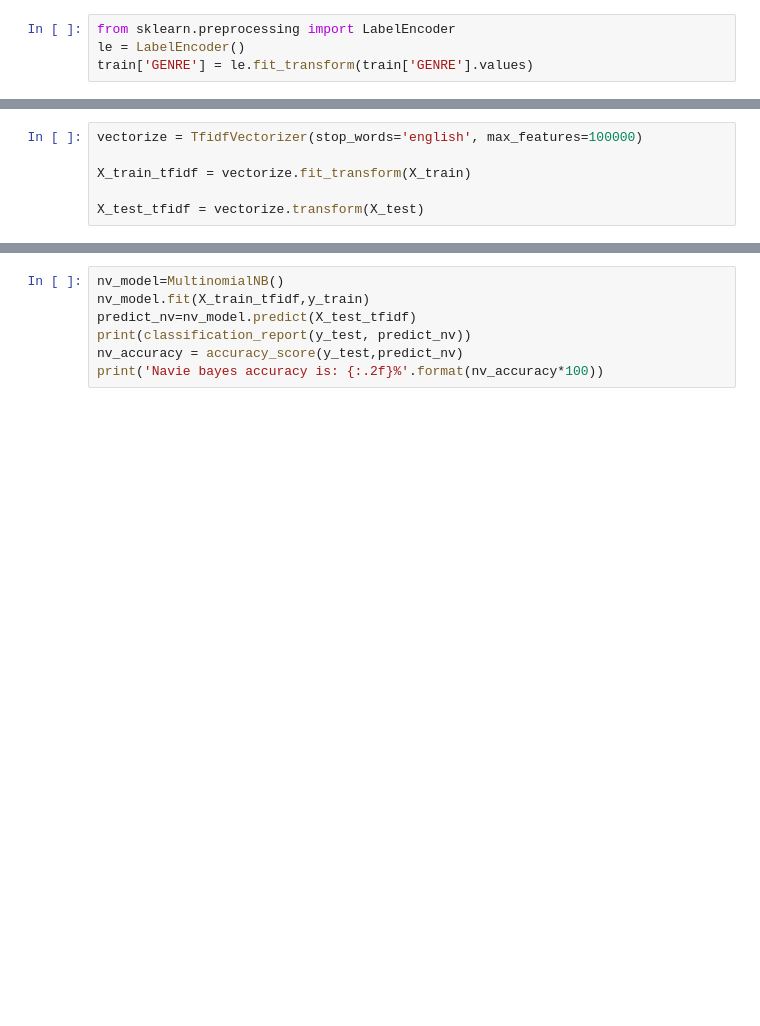
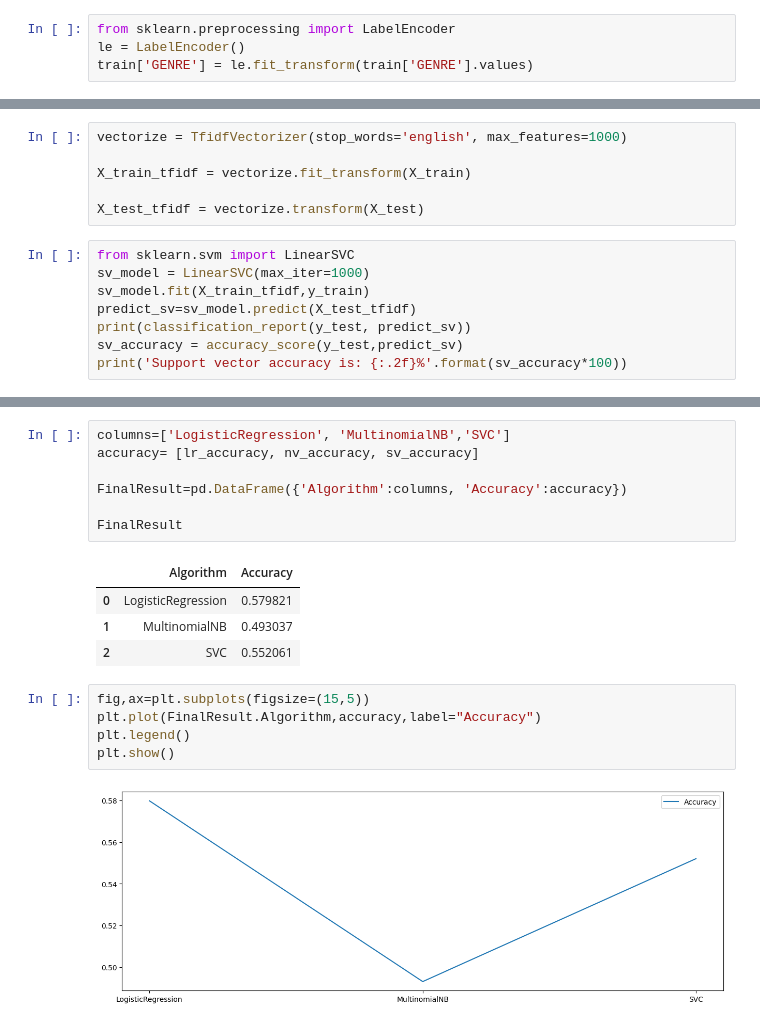
Before and after one commit to vamsikrishna077/CODEWAY, a Jupyter notebook: Moviegenre.ipynb, the cells around one changed output, grey strips where cells are left out. Cells and saved outputs as stored; diff of their text form; blank space fills up the shorter version.

```diff
--- a/Moviegenre.ipynb
+++ b/Moviegenre.ipynb
@@ -100,6 +233,14 @@ print(f'Traning Set\t: {len(X_train)}\nValidation Set\t: {len(X_test)}')
 # %%
-vectorize = TfidfVectorizer(stop_words='english', max_features=100000)
+vectorize = TfidfVectorizer(stop_words='english', max_features=1000)
 
 X_train_tfidf = vectorize.fit_transform(X_train)
 
 X_test_tfidf = vectorize.transform(X_test)
+# %%
+from sklearn.svm import LinearSVC
+sv_model = LinearSVC(max_iter=1000)
+sv_model.fit(X_train_tfidf,y_train)
+predict_sv=sv_model.predict(X_test_tfidf)
+print(classification_report(y_test, predict_sv))
+sv_accuracy = accuracy_score(y_test,predict_sv)
+print('Support vector accuracy is: {:.2f}%'.format(sv_accuracy*100))
@@ -121,7 +322,19 @@ print('Support vector accuracy is: {:.2f}%'.format(sv_accuracy*100))
-# %%
-nv_model=MultinomialNB()
-nv_model.fit(X_train_tfidf,y_train)
-predict_nv=nv_model.predict(X_test_tfidf)
-print(classification_report(y_test, predict_nv))
-nv_accuracy = accuracy_score(y_test,predict_nv)
-print('Navie bayes accuracy is: {:.2f}%'.format(nv_accuracy*100))
+# %%
+columns=['LogisticRegression', 'MultinomialNB','SVC']
+accuracy= [lr_accuracy, nv_accuracy, sv_accuracy]
+
+FinalResult=pd.DataFrame({'Algorithm':columns, 'Accuracy':accuracy})
+
+FinalResult
+# %% [output]
+|  | Algorithm | Accuracy |
+| 0 | LogisticRegression | 0.579821 |
+| 1 | MultinomialNB | 0.493037 |
+| 2 | SVC | 0.552061 |
+# %%
+fig,ax=plt.subplots(figsize=(15,5))
+plt.plot(FinalResult.Algorithm,accuracy,label="Accuracy")
+plt.legend()
+plt.show()
+# %% [output]
+[figure, added]
```
Also changed, not shown: parts of 21 cells of this notebook.
